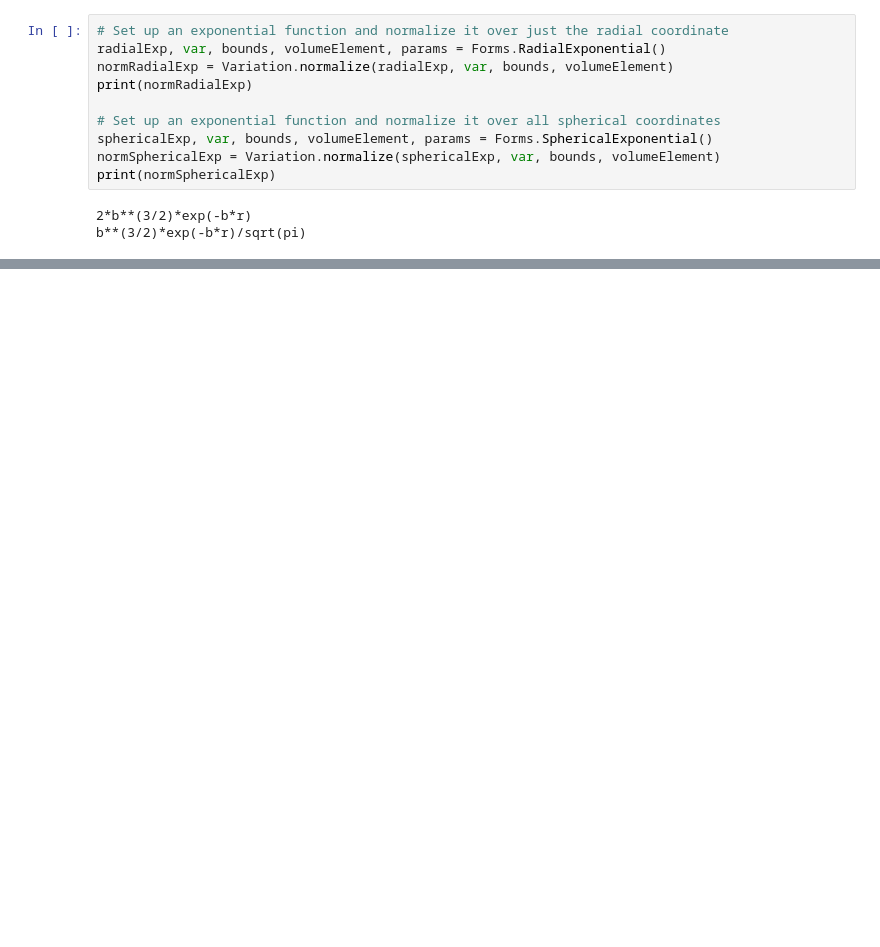
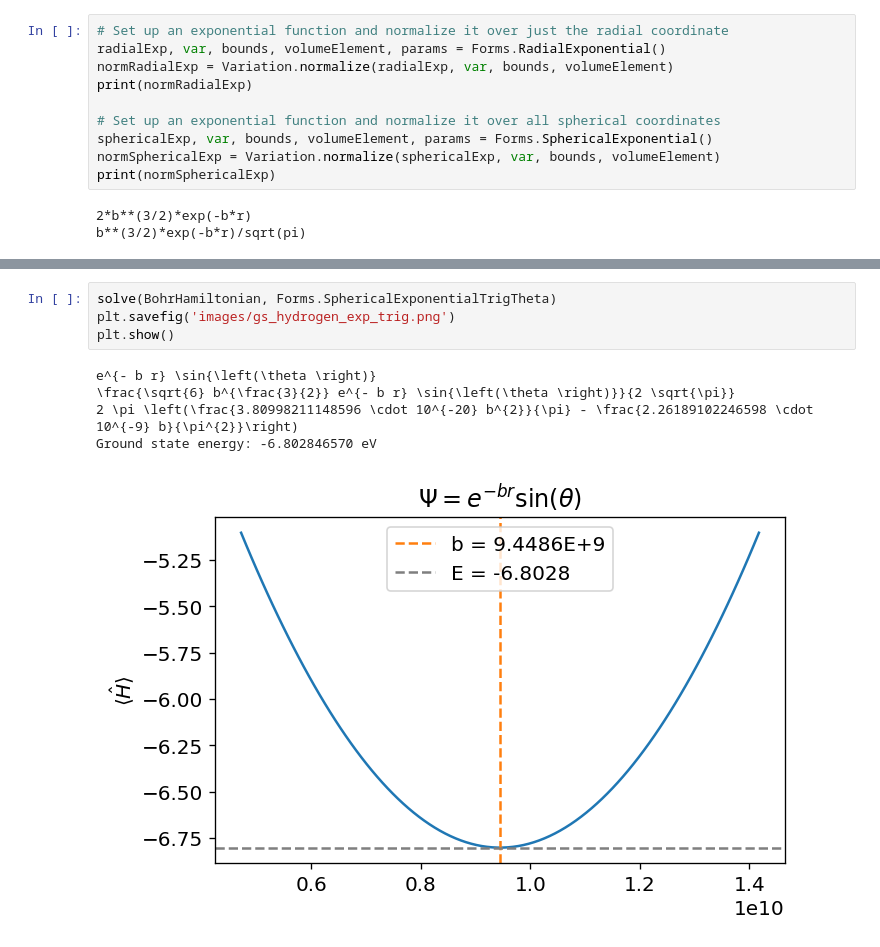
Before and after one commit to Jfeatherstone/VariationalSolver, a Jupyter notebook: GenericSolver.ipynb, the cells around one changed output, grey strips where cells are left out. Cells and saved outputs as stored; diff of their text form; blank space fills up the shorter version.

```diff
--- a/GenericSolver.ipynb
+++ b/GenericSolver.ipynb
@@ -119,0 +99,10 @@ Variation.multivariableMinimization(expr, [x, y], [1, 1])
+# %%
+solve(BohrHamiltonian, Forms.SphericalExponentialTrigTheta)
+plt.savefig('images/gs_hydrogen_exp_trig.png')
+plt.show()
+# %% [output]
+e^{- b r} \sin{\left(\theta \right)}
+\frac{\sqrt{6} b^{\frac{3}{2}} e^{- b r} \sin{\left(\theta \right)}}{2 \sqrt{\pi}}
+2 \pi \left(\frac{3.80998211148596 \cdot 10^{-20} b^{2}}{\pi} - \frac{2.26189102246598 \cdot 10^{-9} b}{\pi^{2}}\right)
+Ground state energy: -6.802846570 eV
+[figure, added]
```
Also changed, not shown: parts of 10 cells of this notebook, 5 other files.
